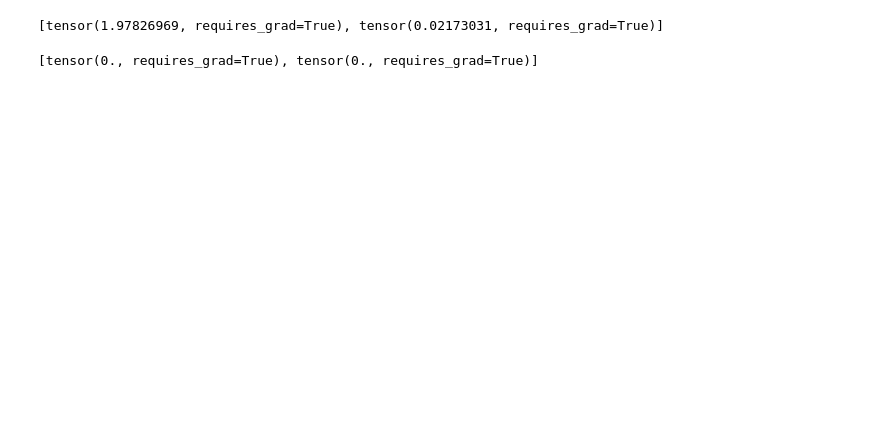
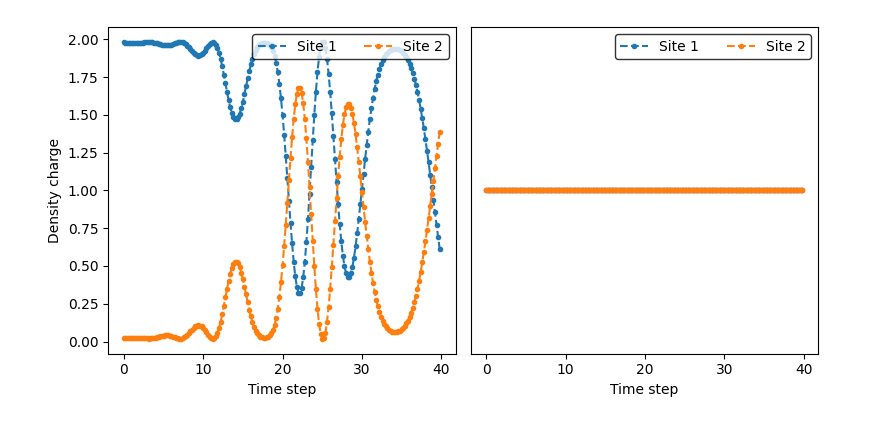
Before and after one commit to javinoram/VqePy, a Jupyter notebook: Demos/demo_density.ipynb, the cells around one changed output. Saved outputs shown, nothing was run; the diff lists cells and outputs as text; code cells hidden in the pictures; blank space fills up the shorter version.

Commit message:
time evolution and density demo added

```diff
--- a/Demos/demo_density.ipynb
+++ b/Demos/demo_density.ipynb
@@ -84,6 +71,7 @@ Optimal value of the circuit parameter = 0.2089
 optimun = angle[-1]
 
 @qml.qnode(dev, interface="autograd")
-def cost_fn(param,obs):
+def cost_fn_time(param, obs, time):
     circuit(param, wires=range(qubits))
+    ApproxTimeEvolution(Hamiltonian, time, 5)
     return qml.probs(wires=obs)
@@ -90,22 +89,34 @@ def cost_fn(param,obs):
 # %%
 number_pairs = int( qubits/2 )
-value_per_sites = []
-for i in range(number_pairs):
-    result_down = cost_fn(optimun, obs =[2*i])
-    result_up = cost_fn(optimun, obs =[2*i+1])
-    value_per_sites.append(result_up[1] + result_down[1])
+charge_density = []
+spin_density = []
+delta_time = 0.2
+for t in range(200):
+    aux_charge = []
+    aux_spin = []
+    for i in range(number_pairs):
+        result_down = cost_fn_time(optimun, obs =[2*i], time=t*delta_time)
+        result_up = cost_fn_time(optimun, obs =[2*i+1], time=t*delta_time)
+        aux_charge.append(result_up[1] + result_down[1])
+        aux_spin.append(result_up[1] - result_down[1])
+    charge_density.append( aux_charge )
+    spin_density.append( aux_spin )
-# %%
-print( value_per_sites )
-# %% [output]
-[tensor(1.97826969, requires_grad=True), tensor(0.02173031, requires_grad=True)]
-# %%
-number_pairs = int( qubits/2 )
-value_per_sites = []
-for i in range(number_pairs):
-    result_down = cost_fn(optimun, obs =[2*i])
-    result_up = cost_fn(optimun, obs =[2*i+1])
-    value_per_sites.append(result_up[1] - result_down[1])
-# %%
-print( value_per_sites )
-# %% [output]
-[tensor(0., requires_grad=True), tensor(0., requires_grad=True)]
+# %%
+fig, ax = plt.subplots(1, 2, figsize=(8,4),)
+ax[0].plot([i*delta_time for i in range(200)], [j[0] for j in charge_density], ".", label="Site 1", ls="dashed")
+ax[0].plot([i*delta_time for i in range(200)], [j[1] for j in charge_density], ".", label="Site 2", ls="dashed")
+ax[0].legend(loc="upper right", fontsize='medium',frameon=True, edgecolor='k',ncol=2)
+
+ax[1].plot([i*delta_time for i in range(200)], [j[0] for j in spin_density], ".", label="Site 1", ls="dashed")
+ax[1].plot([i*delta_time for i in range(200)], [j[1] for j in spin_density], ".", label="Site 2", ls="dashed")
+ax[1].legend(loc="upper right", fontsize='medium',frameon=True, edgecolor='k',ncol=2)
+
+ax[0].set_xlabel('Time step', fontsize=10)
+ax[1].set_xlabel('Time step', fontsize=10)
+
+ax[0].set_ylabel('Density charge', fontsize=10)
+ax[1].get_yaxis().set_visible(False)
+fig.tight_layout()
+plt.show()
+# %% [output]
+[figure, added]
```
Also changed, not shown: parts of 14 cells of this notebook, 10 other files.
